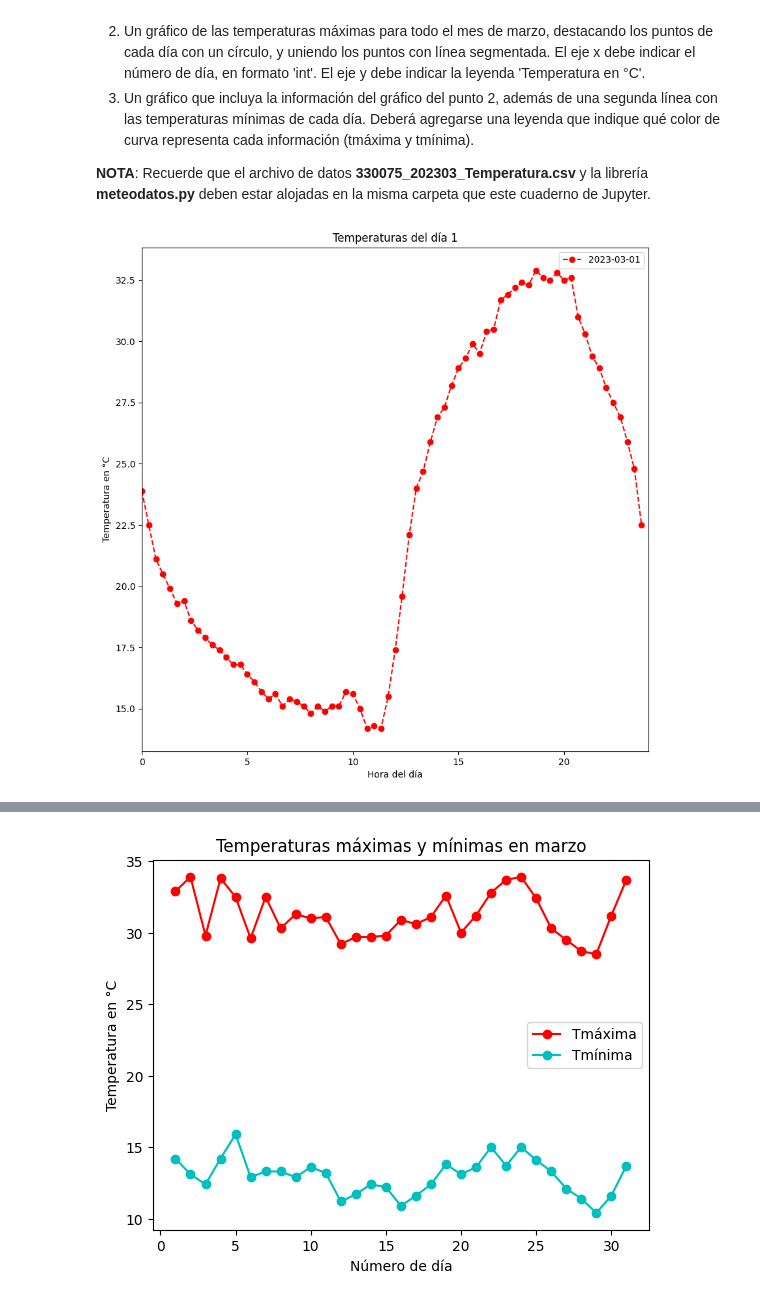
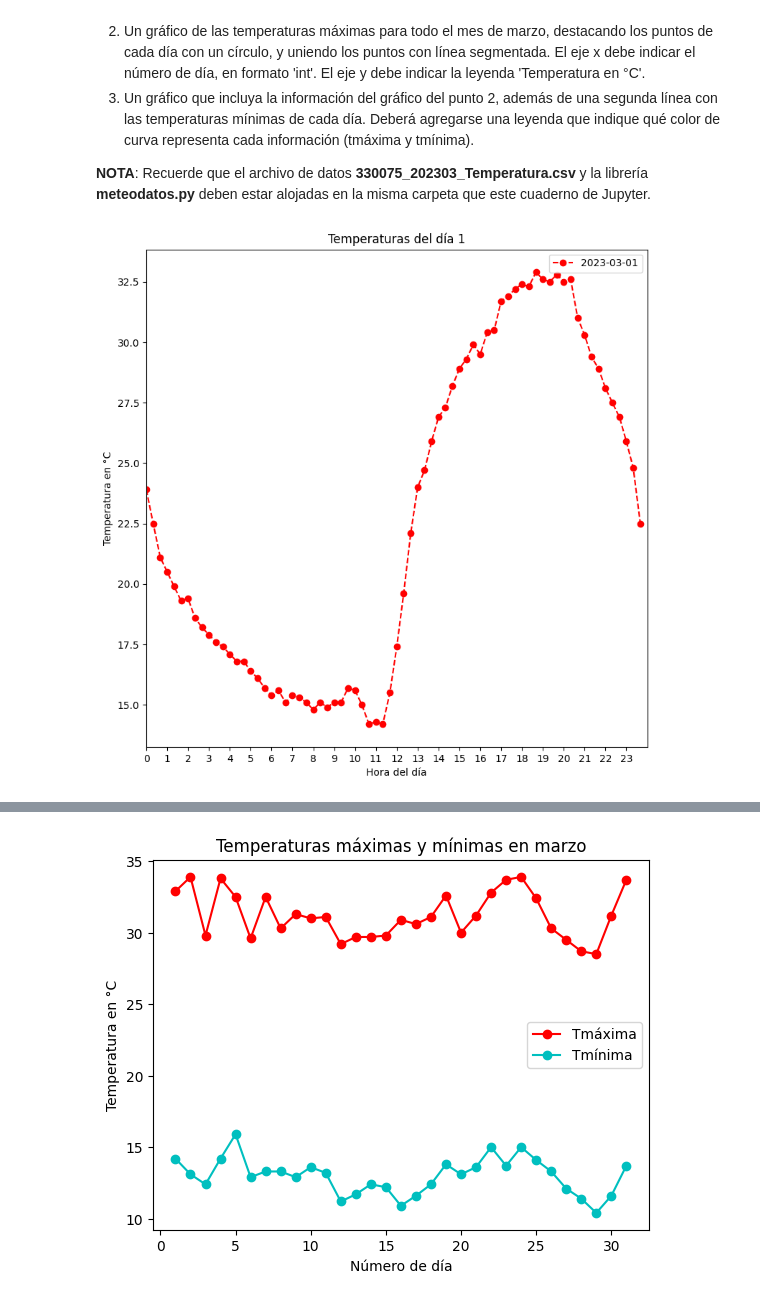
Before and after one commit to cmoralesd/conociendo-python, a Jupyter notebook: Práctica 6/Práctica 6 - Graficando con matplotlib.pyplot.ipynb, the cells around one changed output, grey strips where cells are left out. Saved outputs shown, nothing was run; the diff lists cells and outputs as text; code cells hidden in the pictures.

```diff
--- a/Práctica 6/Práctica 6 - Graficando con matplotlib.pyplot.ipynb
+++ b/Práctica 6/Práctica 6 - Graficando con matplotlib.pyplot.ipynb
@@ -194,19 +157,20 @@ horas_float #usaremos esta variable como la hora convertida a números decimales
 # %%
 #Gráfico 1
 temperaturas = ts_mes['2023-03-01']
-fig, ax = plt.subplots(1, figsize=(10, 10))
+fig, ax = plt.subplots(1, figsize=(9, 9))
 
 #Datos del gráfico
 ax.set_xlim(0, 24)
 ax.set_xlabel('Hora del día')
 ax.set_ylabel('Temperatura en °C')
 ax.set_title('Temperaturas del día 1')
-#Graficar datos
+#Graficamos los datos
 ax.plot(horas_float, temperaturas, 'ro--', label='2023-03-01')
 ax.legend()
+ax.set_xticks(range(0, 24, 1))
 plt.show()
 # %% [output]
-[figure, old version]
+[figure, new version]
 # %%
 #Código principal 2
 #Gráfico 2
```
Also changed, not shown: parts of 3 cells of this notebook.
